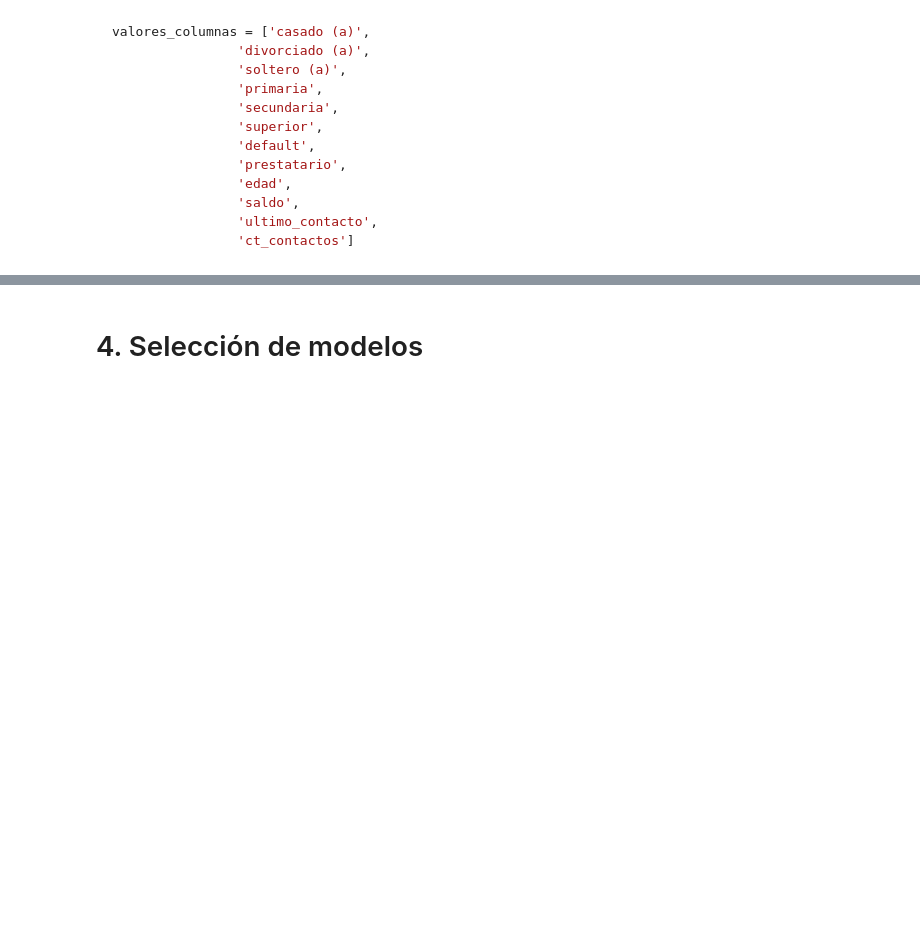
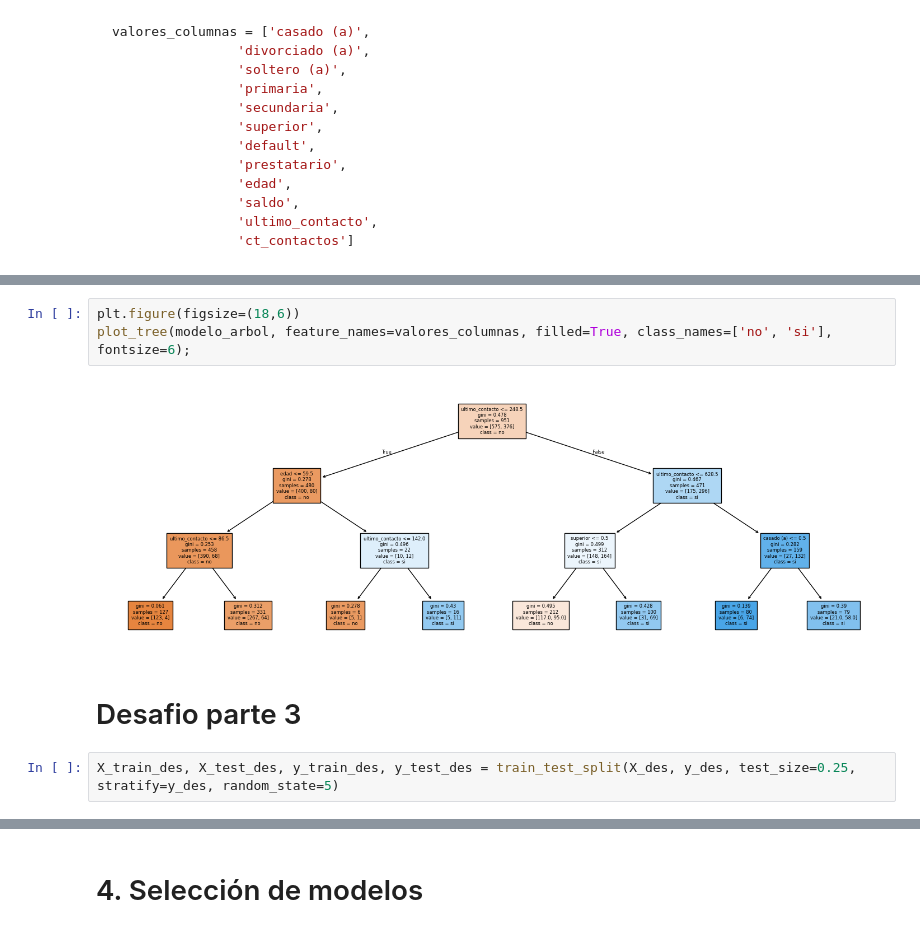
Before and after one commit to Cristiand056/Estadisticas-y-Machine-Learning-G8---ONE, a Jupyter notebook: Clasificacion_primeros_pasos.ipynb, the cells around one changed output, grey strips where cells are left out. Saved outputs shown, nothing was run; the diff lists cells and outputs as text; blank space fills up the shorter version.

```diff
--- a/Clasificacion_primeros_pasos.ipynb
+++ b/Clasificacion_primeros_pasos.ipynb
@@ -327,0 +455,9 @@ valores_columnas = ['casado (a)',
+# %%
+plt.figure(figsize=(18,6))
+plot_tree(modelo_arbol, feature_names=valores_columnas, filled=True, class_names=['no', 'si'], fontsize=6);
+# %% [output]
+[figure, added]
+# %% [markdown]
+# Desafio parte 3
+# %%
+X_train_des, X_test_des, y_train_des, y_test_des = train_test_split(X_des, y_des, test_size=0.25, stratify=y_des, random_state=5)
```
Also changed, not shown: parts of 31 cells of this notebook.
